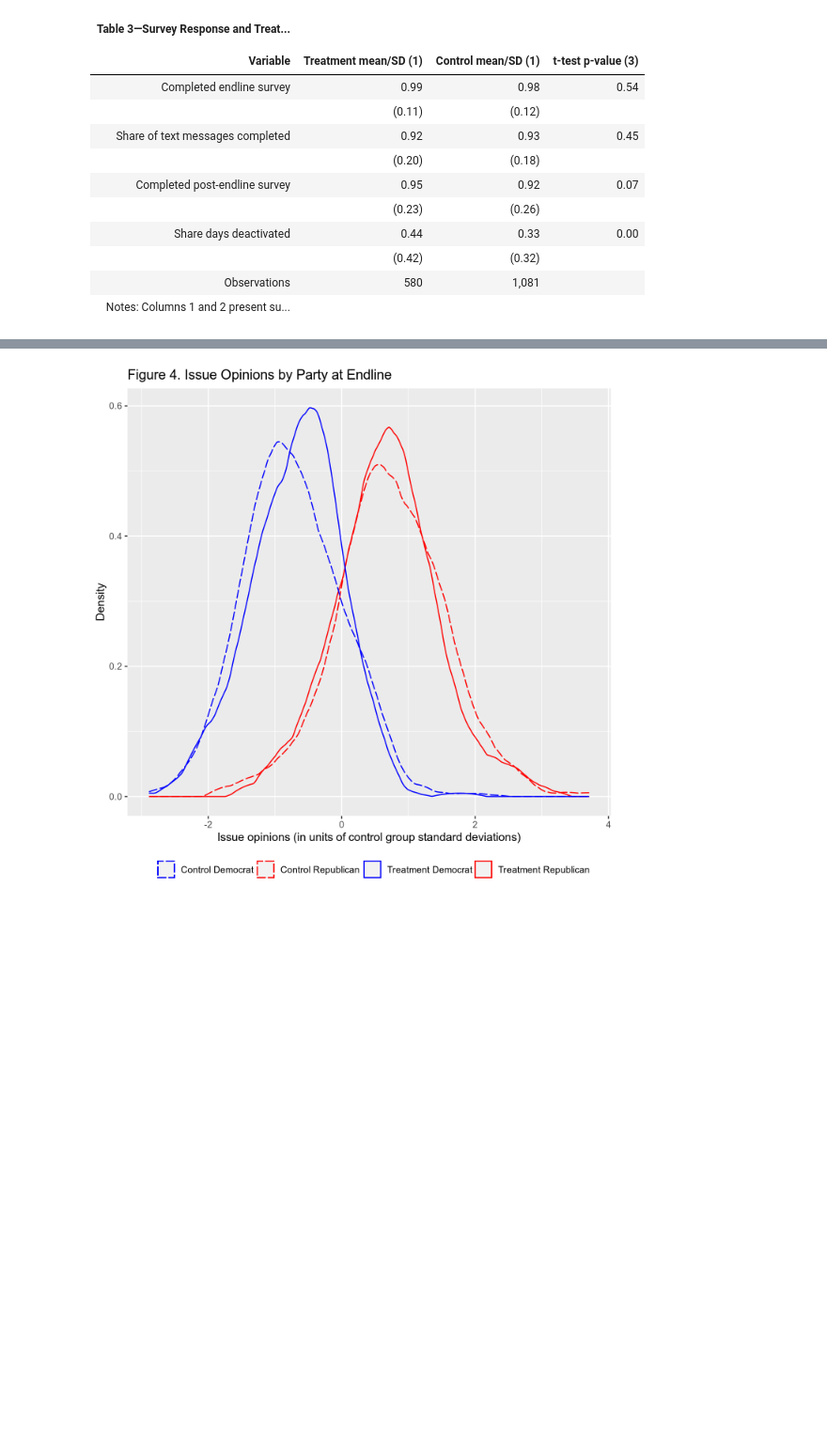
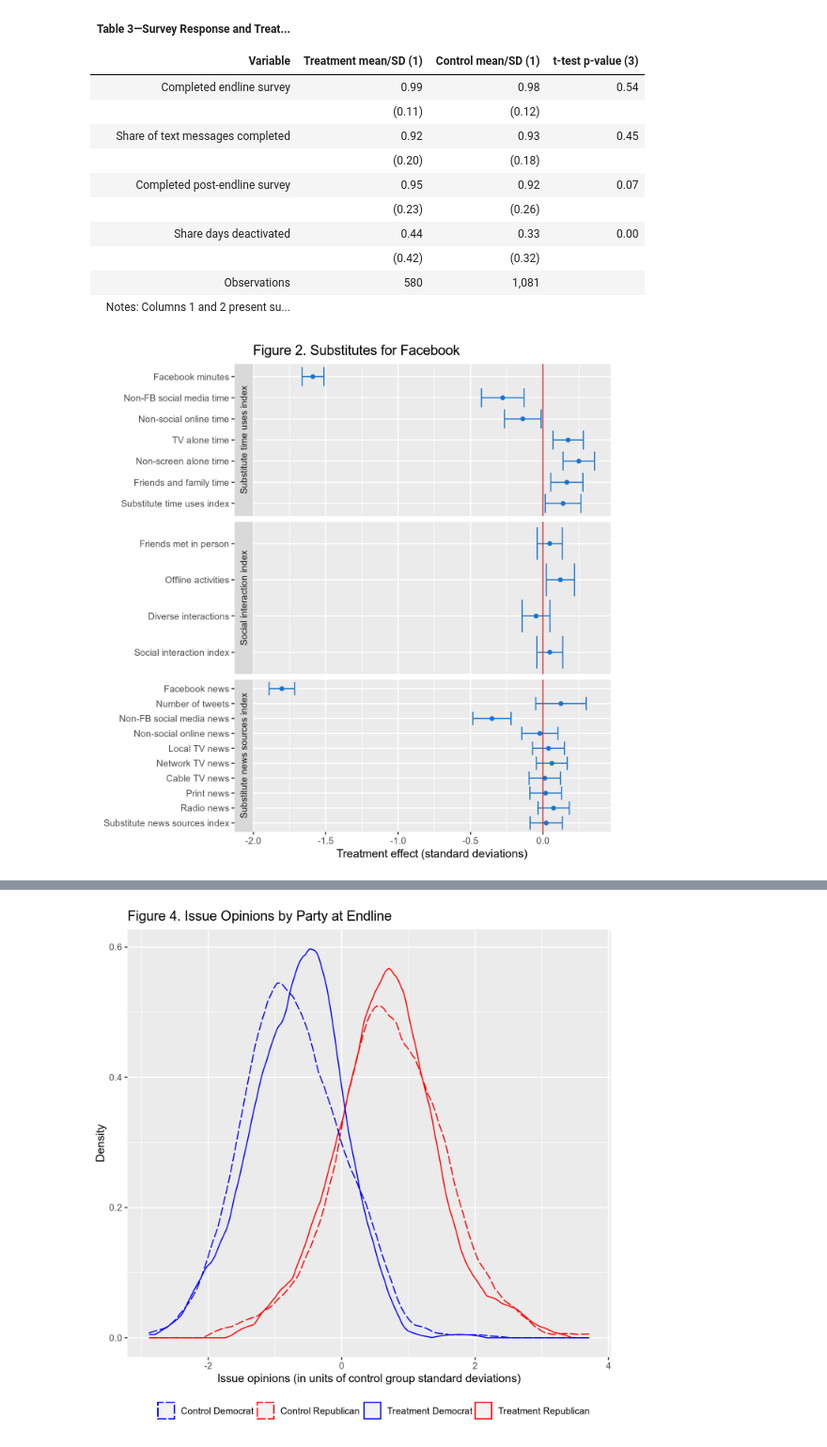
Before and after one commit to feauazmu/RepAllcotetal, a Jupyter notebook: replication_notebook.ipynb, the cells around one changed output, grey strips where cells are left out. Shown at 94% size. Cells and saved outputs as stored; diff of their text form; code cells hidden in the pictures; blank space fills up the shorter version.

Commit message:
Added main analysis figures to the notebook.

```diff
--- a/replication_notebook.ipynb
+++ b/replication_notebook.ipynb
@@ -102,3 +103,7 @@ display_html(tableThree)
 |  | (0.42) | (0.32) |  |
 | Observations | 580 | 1,081 |  |
 | Notes: Columns 1 and 2 present su... |  |  |  |
+# %%
+figureTwo
+# %% [output]
+[figure, added]
```
Also changed, not shown: parts of 9 cells of this notebook.
